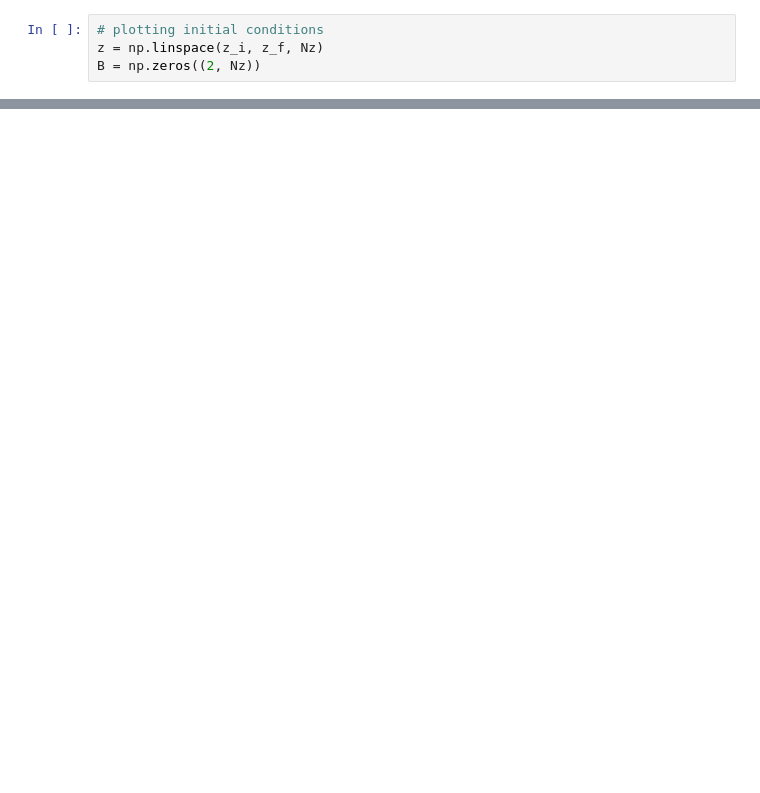
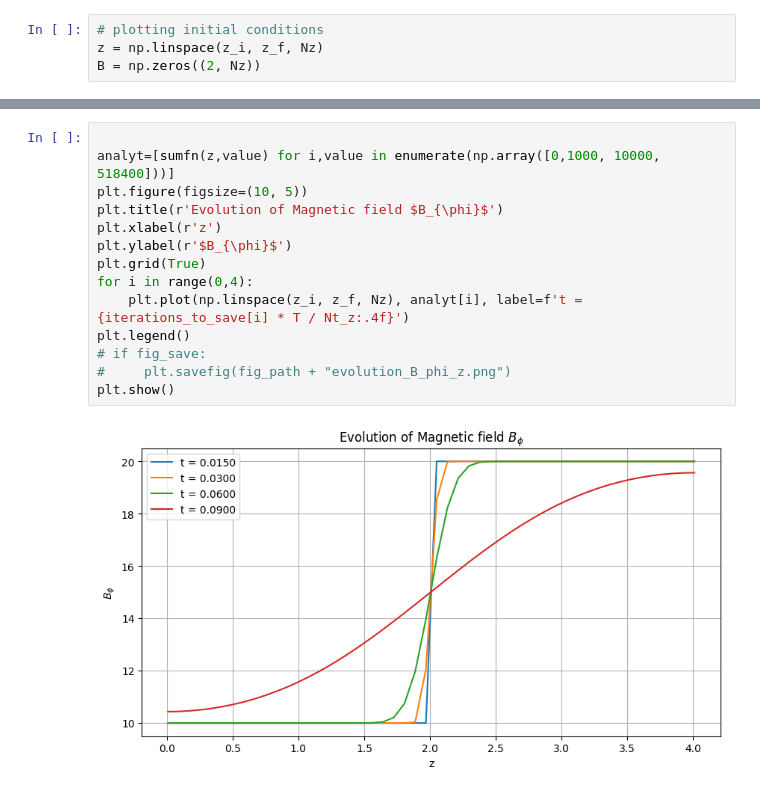
Before and after one commit to mjunaid31/project, a Jupyter notebook: trail_adil.ipynb, the cells around one changed output, grey strips where cells are left out. Saved outputs shown, nothing was run; the diff lists cells and outputs as text; blank space fills up the shorter version.

```diff
--- a/trail_adil.ipynb
+++ b/trail_adil.ipynb
@@ -261,0 +277,16 @@ print([int(i * Nt_z/10) for i in range(10 + 1)])
+# %%
+
+analyt=[sumfn(z,value) for i,value in enumerate(np.array([0,1000, 10000, 518400]))]
+plt.figure(figsize=(10, 5))
+plt.title(r'Evolution of Magnetic field $B_{\phi}$')
+plt.xlabel(r'z')
+plt.ylabel(r'$B_{\phi}$')
+plt.grid(True)
+for i in range(0,4):
+    plt.plot(np.linspace(z_i, z_f, Nz), analyt[i], label=f't = {iterations_to_save[i] * T / Nt_z:.4f}')
+plt.legend()
+# if fig_save:
+#     plt.savefig(fig_path + "evolution_B_phi_z.png")
+plt.show()
+# %% [output]
+[figure, added]
```
Also changed, not shown: parts of 9 cells of this notebook.
